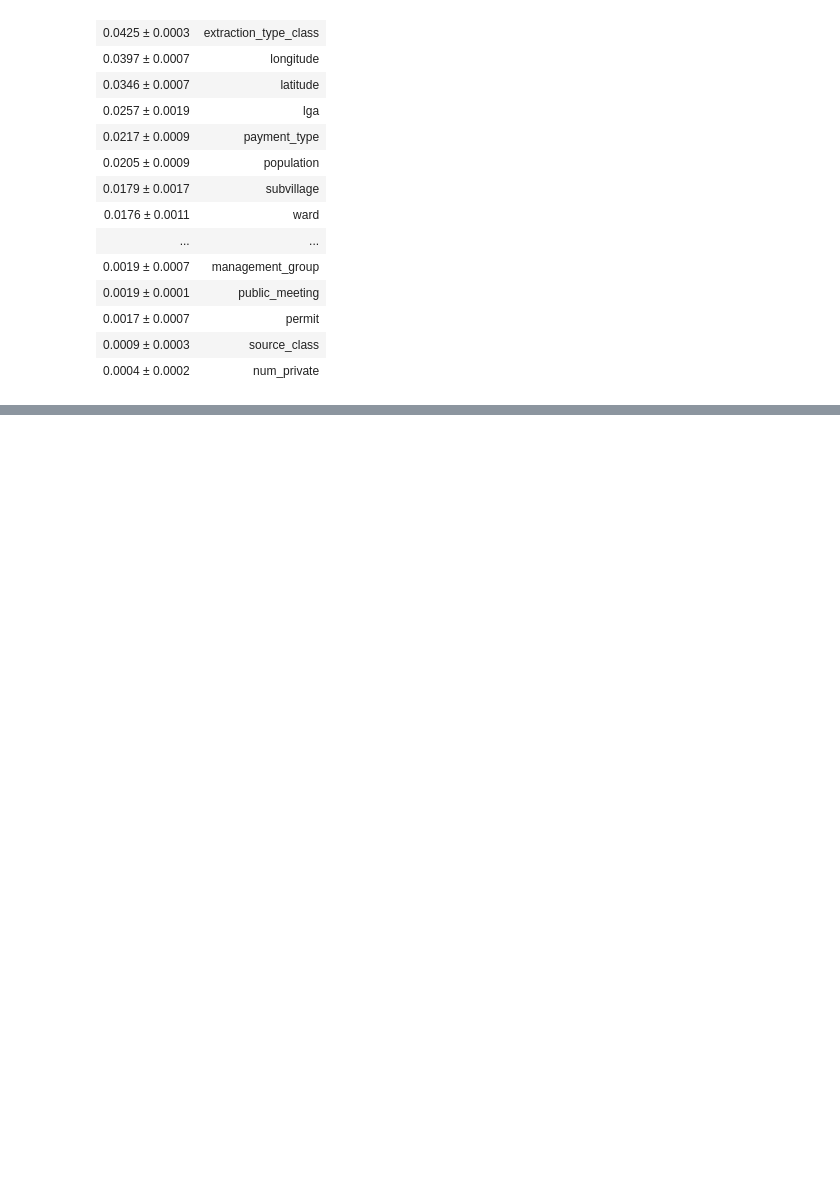
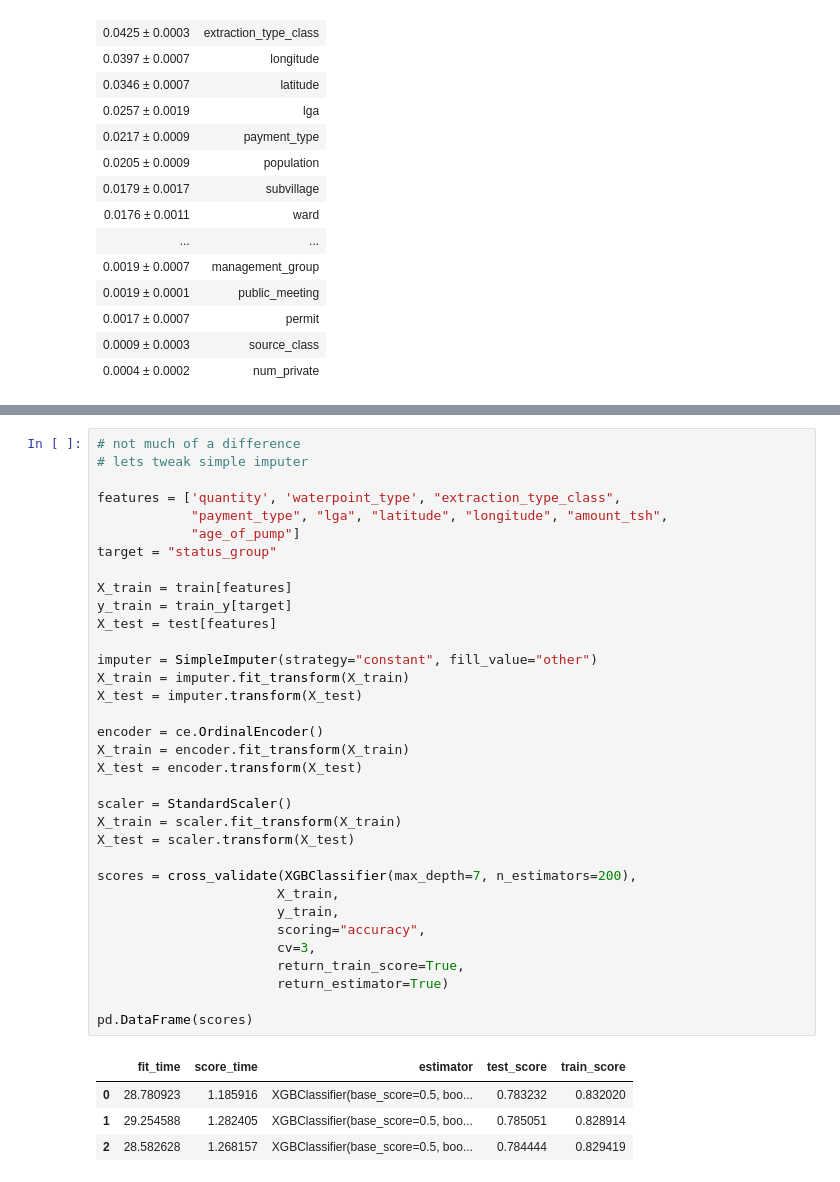
Before and after one commit to livjab/DS3-Kaggle-Comptetion, a Jupyter notebook: Last_attempt.ipynb, the cells around one changed output, grey strips where cells are left out. Cells and saved outputs as stored; diff of their text form; blank space fills up the shorter version.

```diff
--- a/Last_attempt.ipynb
+++ b/Last_attempt.ipynb
@@ -297,0 +351,39 @@ print("model score: %.3f" % clf.score(X_test, y_test))
+# %%
+# not much of a difference
+# lets tweak simple imputer
+
+features = ['quantity', 'waterpoint_type', "extraction_type_class",
+            "payment_type", "lga", "latitude", "longitude", "amount_tsh",
+            "age_of_pump"]
+target = "status_group"
+
+X_train = train[features]
+y_train = train_y[target]
+X_test = test[features]
+
+imputer = SimpleImputer(strategy="constant", fill_value="other")
+X_train = imputer.fit_transform(X_train)
+X_test = imputer.transform(X_test)
+
+encoder = ce.OrdinalEncoder()
+X_train = encoder.fit_transform(X_train)
+X_test = encoder.transform(X_test)
+
+scaler = StandardScaler()
+X_train = scaler.fit_transform(X_train)
+X_test = scaler.transform(X_test)
+
+scores = cross_validate(XGBClassifier(max_depth=7, n_estimators=200),
+                       X_train,
+                       y_train,
+                       scoring="accuracy",
+                       cv=3,
+                       return_train_score=True,
+                       return_estimator=True)
+
+pd.DataFrame(scores)
+# %% [output]
+|  | fit_time | score_time | estimator | test_score | train_score |
+| 0 | 28.780923 | 1.185916 | XGBClassifier(base_score=0.5, boo... | 0.783232 | 0.832020 |
+| 1 | 29.254588 | 1.282405 | XGBClassifier(base_score=0.5, boo... | 0.785051 | 0.828914 |
+| 2 | 28.582628 | 1.268157 | XGBClassifier(base_score=0.5, boo... | 0.784444 | 0.829419 |
```
Also changed, not shown: parts of 31 cells of this notebook.
